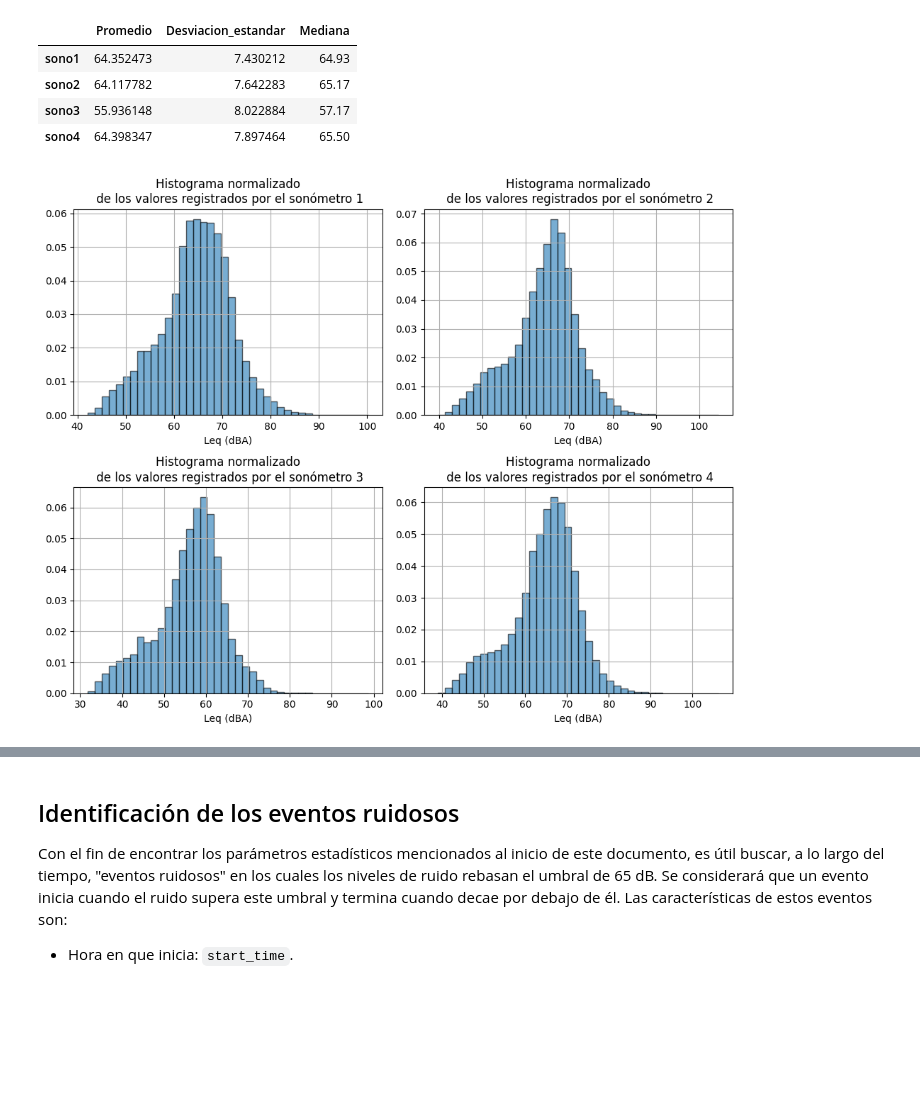
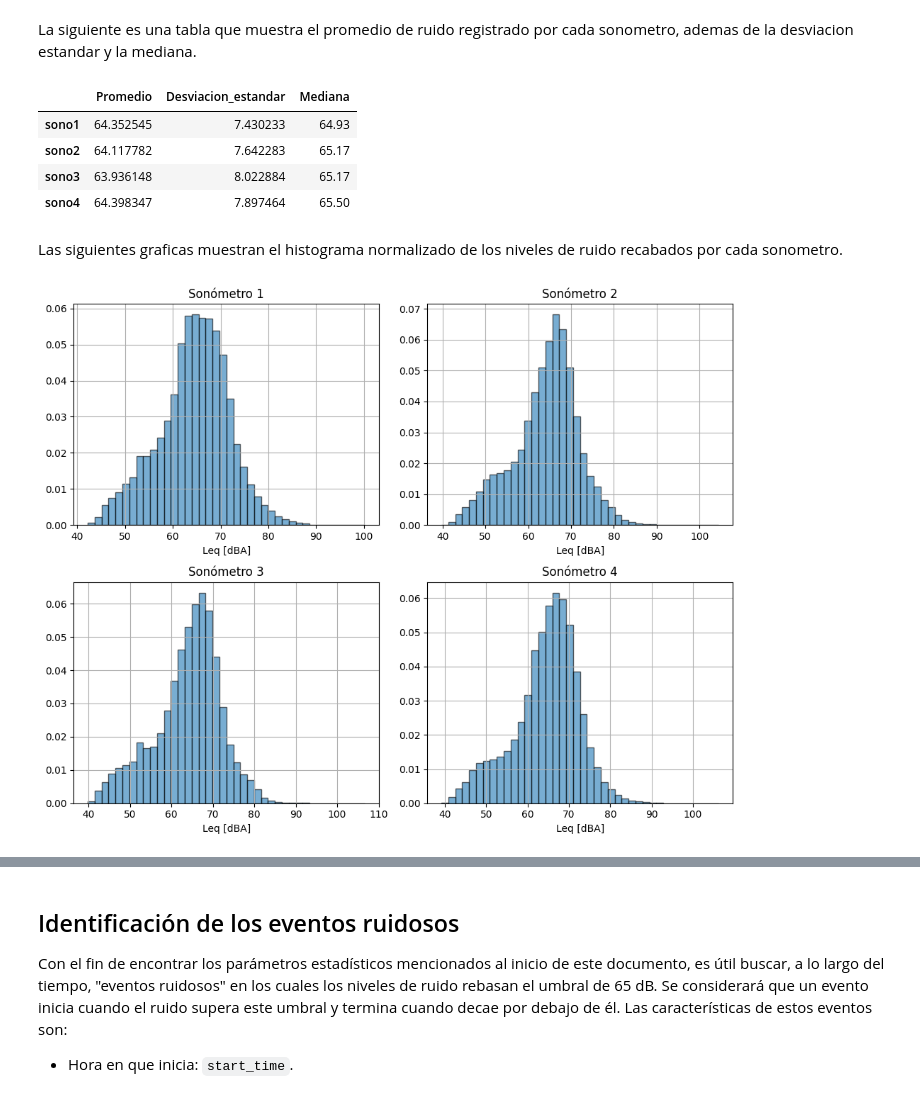
Before and after one commit to xavi2mil/Monitoreo-de-Ruido-en-Avenidass, a Jupyter notebook: notebook/analisis_estadistico_ruido.ipynb, the cells around one changed output, grey strips where cells are left out. Cells and saved outputs as stored; diff of their text form; code cells hidden in the pictures; blank space fills up the shorter version.

Commit message:
cambios en en analisis de datos

```diff
--- a/notebook/analisis_estadistico_ruido.ipynb
+++ b/notebook/analisis_estadistico_ruido.ipynb
@@ -32,3 +23,10 @@ df2=pd.read_csv('dataframe_sono2.csv')
 df3=pd.read_csv('dataframe_sono3.csv')
 df4=pd.read_csv('dataframe_sono4.csv')
 df = {'sono1':df1, 'sono2':df2, 'sono3':df3, 'sono4':df4}
+for sono in df:
+    df[sono]['time'] = pd.to_datetime(df[sono]['time'])
+# %%
+# ajuste de offset para el sonometro 3
+df['sono3']['value'] = df['sono3']['value']+8
+# limitar los datos hasta las 6:00 del 29 de marzo
+df['sono1']=df['sono1'][(df['sono1']['time'] <= '2024-05-29 05:59:59')]
@@ -34,0 +84,7 @@ df = {'sono1':df1, 'sono2':df2, 'sono3':df3, 'sono4':df4}
+# %%
+for sono in df:
+    df[sono]['over_65dB'] = df[sono]['value'] >65
+df1_hour_over65 = df['sono1'].resample('h', on='time').mean()['over_65dB']*100
+df2_hour_over65 = df['sono2'].resample('h', on='time').mean()['over_65dB']*100
+df3_hour_over65 = df['sono3'].resample('h', on='time').mean()['over_65dB']*100
+df4_hour_over65 = df['sono4'].resample('h', on='time').mean()['over_65dB']*100
@@ -35,3 +123,5 @@ df = {'sono1':df1, 'sono2':df2, 'sono3':df3, 'sono4':df4}
+# %% [markdown]
+La siguiente es una tabla que muestra el promedio de ruido registrado por cada sonometro, ademas de la desviacion estandar y la mediana.
 # %%
 # Crear un data frame con los parametros estadisticos generales
 data=[]
@@ -50,46 +140,48 @@ df_parametros_generales=pd.DataFrame(data, columns=col, index=ind)
 df_parametros_generales
 # %% [output]
 |  | Promedio | Desviacion_estandar | Mediana |
-| sono1 | 64.352473 | 7.430212 | 64.93 |
+| sono1 | 64.352545 | 7.430233 | 64.93 |
 | sono2 | 64.117782 | 7.642283 | 65.17 |
-| sono3 | 55.936148 | 8.022884 | 57.17 |
+| sono3 | 63.936148 | 8.022884 | 65.17 |
 | sono4 | 64.398347 | 7.897464 | 65.50 |
+# %% [markdown]
+Las siguientes graficas muestran el histograma normalizado de los niveles de ruido recabados por cada sonometro.
 # %%
 # Generacion de un histograma general para cada sonometro
 import matplotlib.pyplot as plt
 import numpy as np
 
 fig, axs = plt.subplots(2, 2, figsize=(10, 8))
 
 # Histograma del sonomtro 1
 [n, bins, patches]=axs[0, 0].hist(df['sono1']['value'], bins=40, edgecolor='k', alpha=0.6, density=True)
-axs[0, 0].set_title('Histograma normalizado\n de los valores registrados por el sonómetro 1')
-axs[0, 0].set_xlabel('Leq (dBA)')
+axs[0, 0].set_title('Sonómetro 1')
+axs[0, 0].set_xlabel('Leq [dBA]')
 # axs[0, 0].set_ylabel('Frecuencia')
 axs[0, 0].grid(True)
 
 # Histograma del sonometro 2
 [n, bins, patches]=axs[0, 1].hist(df['sono2']['value'], bins=40, edgecolor='k', alpha=0.6, density=True)
-axs[0, 1].set_title('Histograma normalizado\n de los valores registrados por el sonómetro 2')
-axs[0, 1].set_xlabel('Leq (dBA)')
+axs[0, 1].set_title('Sonómetro 2')
+axs[0, 1].set_xlabel('Leq [dBA]')
 # axs[0, 1].set_ylabel('Frecuencia')
 axs[0, 1].grid(True)
 
 # Histograma del sonometro 3
 [n, bins, patches]=axs[1, 0].hist(df['sono3']['value'], bins=40, edgecolor='k', alpha=0.6, density=True)
-axs[1, 0].set_title('Histograma normalizado\n de los valores registrados por el sonómetro 3')
-axs[1, 0].set_xlabel('Leq (dBA)')
+axs[1, 0].set_title('Sonómetro 3')
+axs[1, 0].set_xlabel('Leq [dBA]')
 # axs[1, 0].set_ylabel('Frecuencia')
 axs[1, 0].grid(True)
 
 # Histograma del sonometro 4
 [n, bins, patches]=axs[1, 1].hist(df['sono4']['value'], bins=40, edgecolor='k', alpha=0.6, density=True)
-axs[1, 1].set_title('Histograma normalizado\n de los valores registrados por el sonómetro 4')
-axs[1, 1].set_xlabel('Leq (dBA)')
+axs[1, 1].set_title('Sonómetro 4')
+axs[1, 1].set_xlabel('Leq [dBA]')
 # axs[1, 1].set_ylabel('Frecuencia')
 axs[1, 1].grid(True)
 
 fig.tight_layout()
 plt.show()
 # %% [output]
-[figure, old version]
+[figure, new version]
```
Also changed, not shown: parts of 37 cells of this notebook, 6 other files.
